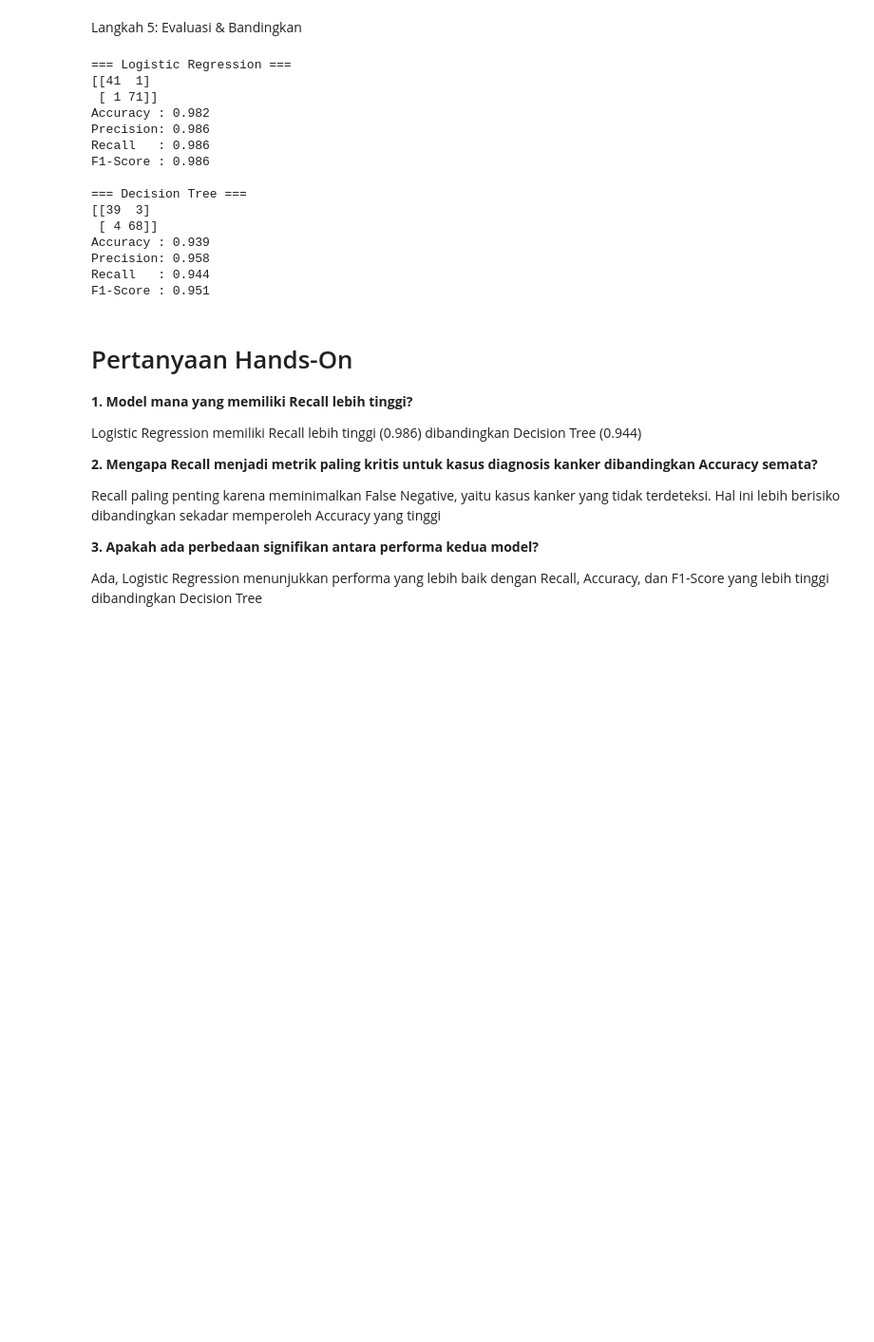
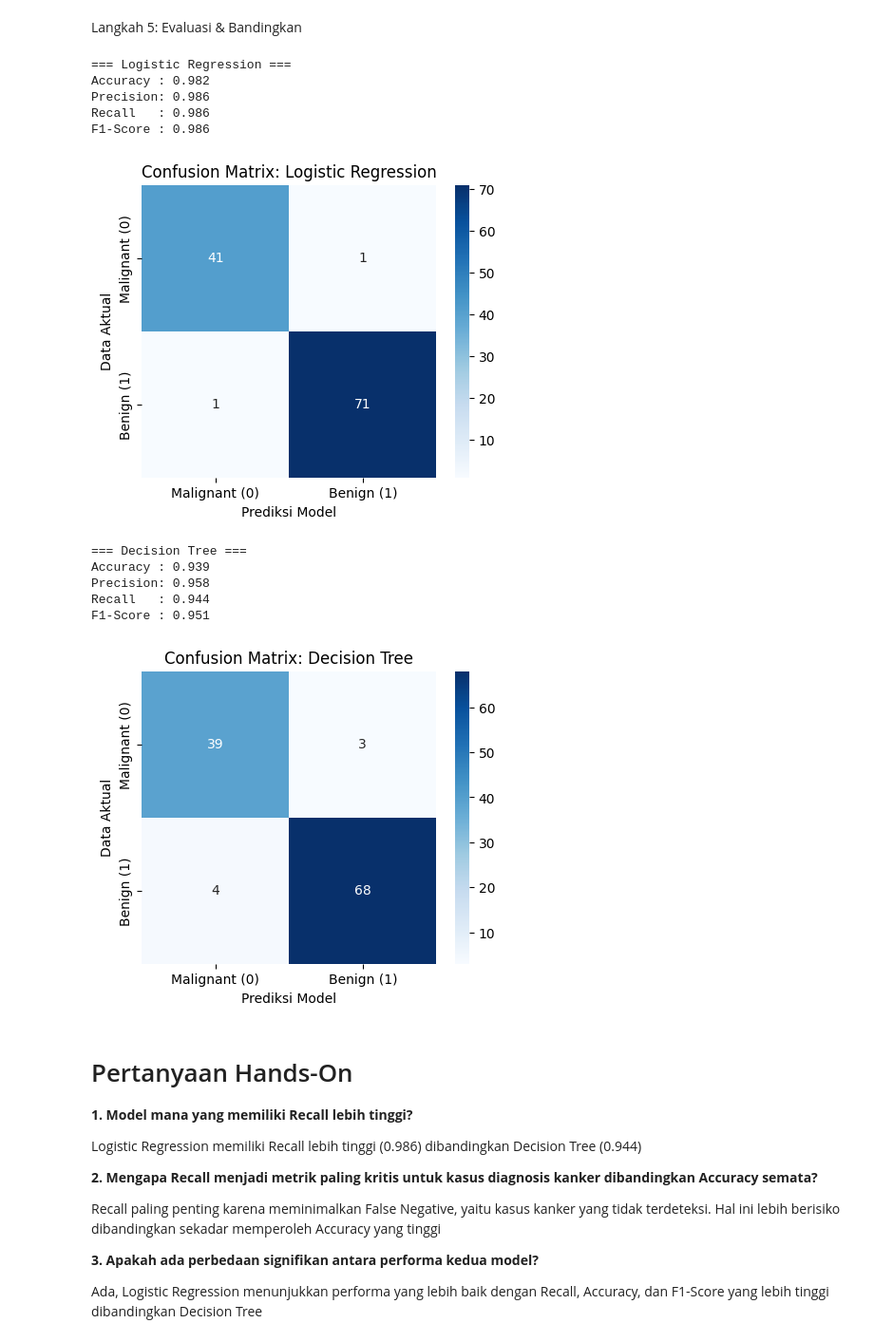
Before and after one commit to MHILAL-Dev2026/data-science-2026, a Jupyter notebook: Pertemuan9_MuhammadHilalADM_250401020122.ipynb, the cells around one changed output. Shown at 95% size. Cells and saved outputs as stored; diff of their text form; code cells hidden in the pictures; blank space fills up the shorter version.

```diff
--- a/Pertemuan9_MuhammadHilalADM_250401020122.ipynb
+++ b/Pertemuan9_MuhammadHilalADM_250401020122.ipynb
@@ -79,35 +79,46 @@ plt.show()
 # %% [markdown]
 Langkah 5: Evaluasi & Bandingkan
 # %%
+from sklearn.metrics import (confusion_matrix, accuracy_score,
+                             precision_score, recall_score, f1_score)
+import seaborn as sns
+import matplotlib.pyplot as plt
 
-from sklearn.metrics import (confusion_matrix,
-  accuracy_score, precision_score,
-  recall_score, f1_score)
-
+# Loop untuk kedua model
 for name, y_pred in [('Logistic Regression', y_pred_log),
                      ('Decision Tree', y_pred_tree)]:
+
     print(f"\n=== {name} ===")
-    print(confusion_matrix(y_test, y_pred))
     print(f"Accuracy : {accuracy_score(y_test, y_pred):.3f}")
     print(f"Precision: {precision_score(y_test, y_pred):.3f}")
     print(f"Recall   : {recall_score(y_test, y_pred):.3f}")
     print(f"F1-Score : {f1_score(y_test, y_pred):.3f}")
+
+    # Membuat Confusion Matrix
+    cm = confusion_matrix(y_test, y_pred)
+
+    # Visualisasi Heatmap
+    plt.figure(figsize=(5, 4))
+    sns.heatmap(cm, annot=True, fmt='d', cmap='Blues',
+                xticklabels=['Malignant (0)', 'Benign (1)'],
+                yticklabels=['Malignant (0)', 'Benign (1)'])
+    plt.title(f'Confusion Matrix: {name}')
+    plt.ylabel('Data Aktual')
+    plt.xlabel('Prediksi Model')
+    plt.show()
 # %% [output]
 === Logistic Regression ===
-[[41  1]
- [ 1 71]]
 Accuracy : 0.982
 Precision: 0.986
 Recall   : 0.986
 F1-Score : 0.986
-
-=== Decision Tree ===
-[[39  3]
- [ 4 68]]
-Accuracy : 0.939
-Precision: 0.958
-Recall   : 0.944
-F1-Score : 0.951
+[figure, added]
+=== Decision Tree ===
+Accuracy : 0.939
+Precision: 0.958
+Recall   : 0.944
+F1-Score : 0.951
+[figure, added]
 # %% [markdown]
 # Pertanyaan Hands-On
 
```
Also changed, not shown: parts of 1 cell of this notebook.
